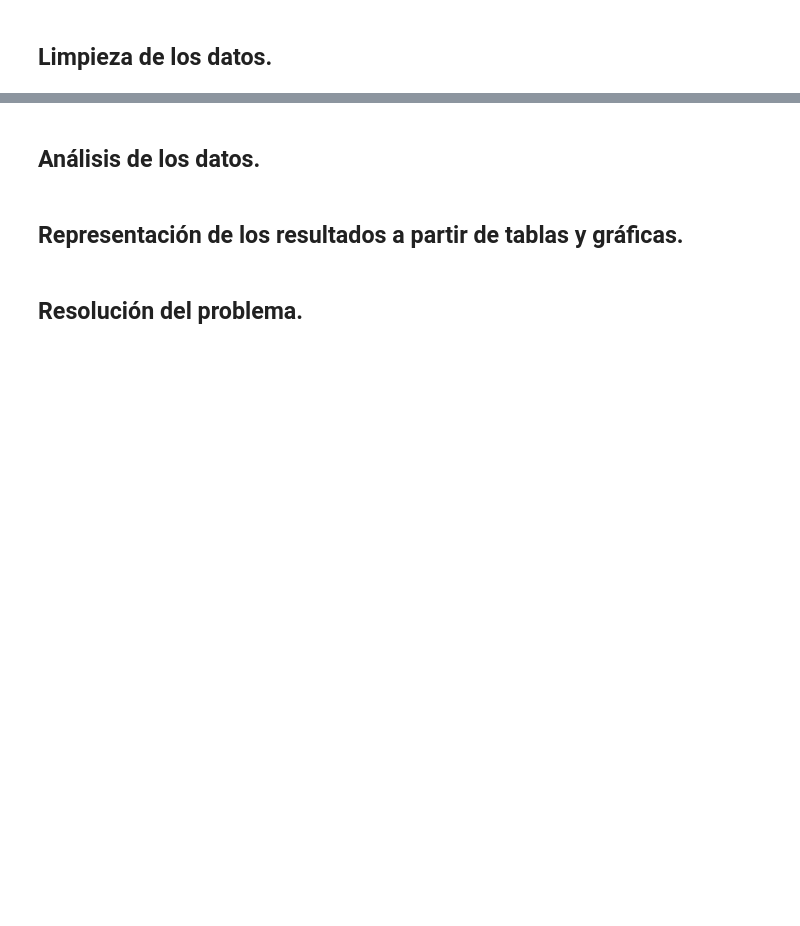
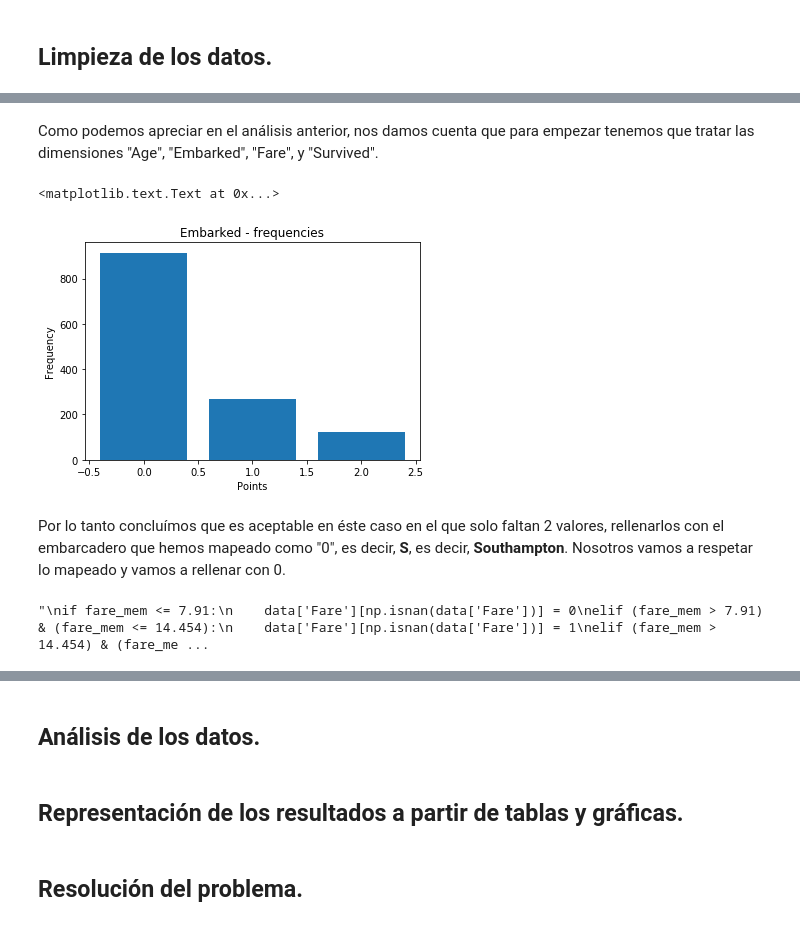
Before and after one commit to JonAnderDiez/data-cleaning, a Jupyter notebook: PRAC+2+-+Beñat+y+Jon+Ander.ipynb, the cells around one changed output, grey strips where cells are left out. Drawn from its saved outputs; the diff is of its cells as text; code cells hidden in the pictures; blank space fills up the shorter version.

```diff
--- a/PRAC+2+-+Beñat+y+Jon+Ander.ipynb
+++ b/PRAC+2+-+Beñat+y+Jon+Ander.ipynb
@@ -252,2 +308,6 @@ correlation_heatmap(data)
+# %%
+# Eliminamos variables que no aportan a la construcción del modelo de entrenamiento.
+drop_elements = ['Name', 'Ticket', 'Cabin', 'SibSp', 'Parch']
+data = data.drop(drop_elements, axis = 1)
 # %% [markdown]
 ## Limpieza de los datos.
@@ -253,0 +350,30 @@ correlation_heatmap(data)
+# %% [markdown]
+Como podemos apreciar en el análisis anterior, nos damos cuenta que para empezar tenemos que tratar las dimensiones "Age", "Embarked", "Fare", y "Survived".
+# %%
+# Age
+## Rellenamos los valores que faltan con valores aleatorios de entre [la media menos la desviación]
+## y [la media más la desviación]
+age_avg = data['Age'].mean()
+age_std = data['Age'].std()
+age_null_count = data['Age'].isnull().sum()
+age_null_random_list = np.random.randint(age_avg - age_std, age_avg + age_std, size = age_null_count)
+data['Age'][np.isnan(data['Age'])] = age_null_random_list
+data['Age'] = data['Age'].astype(int)
+# End (Age)
+# %%
+# Embarked
+## Vamos a ver si alguno de los puertos de embarque tiene una frecuencia de uso mucho mayor que la de sus competidores
+## de forma que podamos asignarlo a los valores vacíos.
+fig, ax = plt.subplots()
+embarked_counts = data['Embarked'].value_counts()
+points = embarked_counts.index
+frequency = embarked_counts.values
+ax.bar(points, frequency)
+ax.set_title('Embarked - frequencies')
+ax.set_xlabel('Points')
+ax.set_ylabel('Frequency')
+# %% [output]
+<matplotlib.text.Text at 0x...>
+[figure, added]
+# %% [markdown]
+Por lo tanto concluímos que es aceptable en éste caso en el que solo faltan 2 valores, rellenarlos con el embarcadero que hemos mapeado como "0", es decir, **S**, es decir, **Southampton**. Nosotros vamos a respetar lo mapeado y vamos a rellenar con 0.
@@ -253,0 +384,19 @@ correlation_heatmap(data)
+# %%
+# Fare
+data['Fare'][np.isnan(data['Fare'])] = data['Fare'].mean()
+
+## BORRAR ##
+"""
+if fare_mem <= 7.91:
+    data['Fare'][np.isnan(data['Fare'])] = 0
+elif (fare_mem > 7.91) & (fare_mem <= 14.454):
+    data['Fare'][np.isnan(data['Fare'])] = 1
+elif (fare_mem > 14.454) & (fare_mem <= 31):
+    data['Fare'][np.isnan(data['Fare'])] = 2
+else:
+    data['Fare'][np.isnan(data['Fare'])] = 3
+"""
+
+# End (Fare)
+# %% [output]
+"\nif fare_mem <= 7.91:\n    data['Fare'][np.isnan(data['Fare'])] = 0\nelif (fare_mem > 7.91) & (fare_mem <= 14.454):\n    data['Fare'][np.isnan(data['Fare'])] = 1\nelif (fare_mem > 14.454) & (fare_me ...
```
Also changed, not shown: parts of 29 cells of this notebook, 2 other files.
